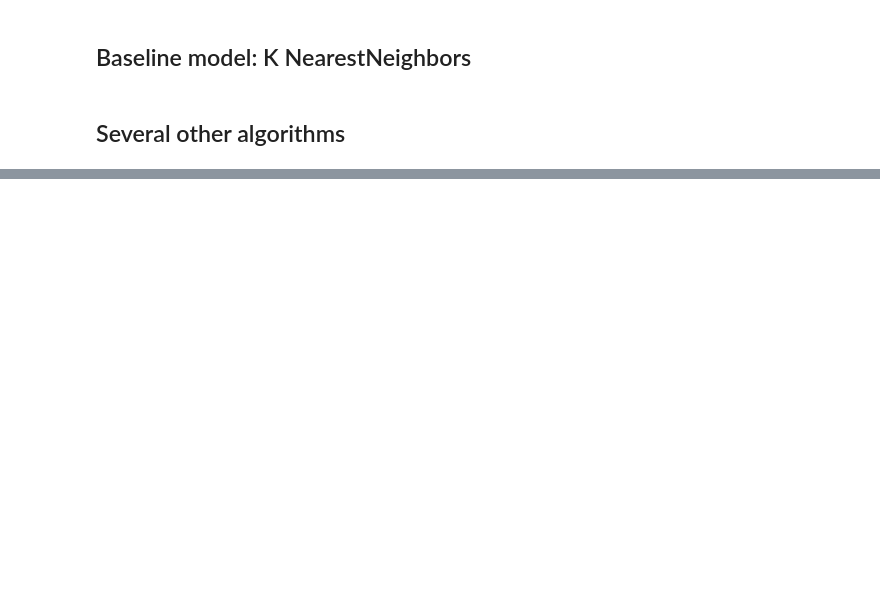
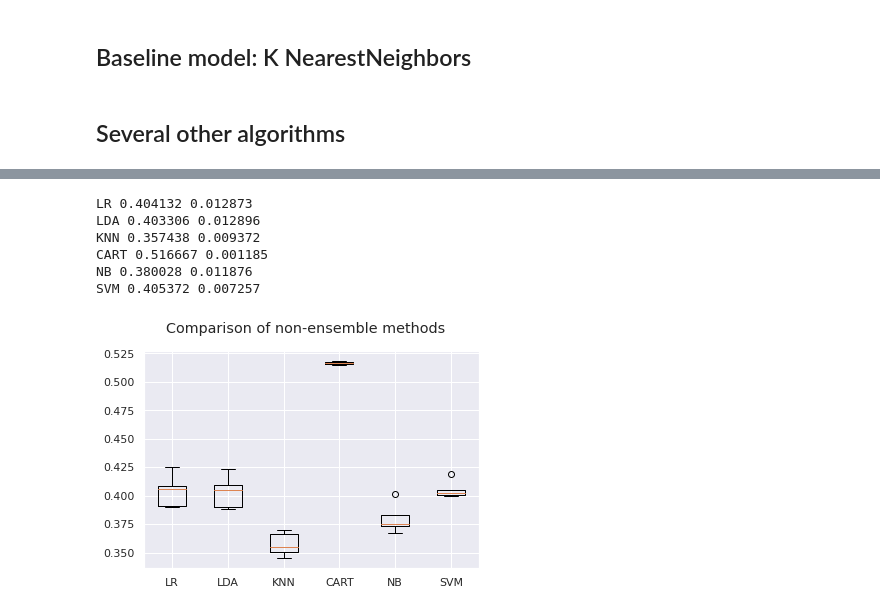
Before and after one commit to SolanaO/Developers_Survey_Analysis, a Jupyter notebook: stackBlogGeneralComments.ipynb, the cells around one changed output, grey strips where cells are left out. Cells and saved outputs as stored; diff of their text form; code cells hidden in the pictures; blank space fills up the shorter version.

```diff
--- a/stackBlogGeneralComments.ipynb
+++ b/stackBlogGeneralComments.ipynb
@@ -982,0 +969,10 @@ print('Accuracy: %.3f' %result3)
+# %%
+# the full pipeline as a step in another pipeline with an estimator as the final step
+full_pipeline_kn = Pipeline( steps = [( 'full_pipeline', full_pipeline),
+                                  ('model', KNeighborsClassifier(n_neighbors = 5))])
+
+# call fit on the pipeline
+full_pipeline_kn.fit( X_train, y_train )
+
+# predict with the pipeline
+y_pred_kn = full_pipeline_kn.predict( X_test )
@@ -982,0 +1056,2 @@ print('Accuracy: %.3f' %result3)
+# %%
+x_train = full_pipeline.fit_transform(X_train)
@@ -982,0 +1060,40 @@ print('Accuracy: %.3f' %result3)
+# %%
+#evaluation - baselines
+num_folds = 5
+#seed = 7
+scoring = 'accuracy'
+models = []
+
+models.append(('LR', LogisticRegression()))
+models.append(('LDA', LinearDiscriminantAnalysis()))
+models.append(('KNN', KNeighborsClassifier()))
+models.append(('CART', DecisionTreeClassifier()))
+models.append(('NB', GaussianNB()))
+models.append(('SVM', SVC()))
+
+results = []
+names = []
+for name, model in models:
+    kfold = KFold(n_splits=num_folds, random_state=None)
+    cv_results = cross_val_score(model, x_train, y_train, cv=kfold, scoring=scoring)
+    results.append(cv_results)
+    names.append(name)
+    msg = "%s %f %f " % (name, cv_results.mean(), cv_results.std())
+    print(msg)
+# %% [output]
+LR 0.404132 0.012873
+LDA 0.403306 0.012896
+KNN 0.357438 0.009372
+CART 0.516667 0.001185
+NB 0.380028 0.011876
+SVM 0.405372 0.007257
+# %%
+# compare algorithms
+fig = plt.figure()
+fig.suptitle('Comparison of non-ensemble methods')
+ax = fig.add_subplot(111)
+plt.boxplot(results)
+ax.set_xticklabels(names)
+plt.show();
+# %% [output]
+[figure, added]
```
Also changed, not shown: parts of 43 cells of this notebook, 9 other files.
